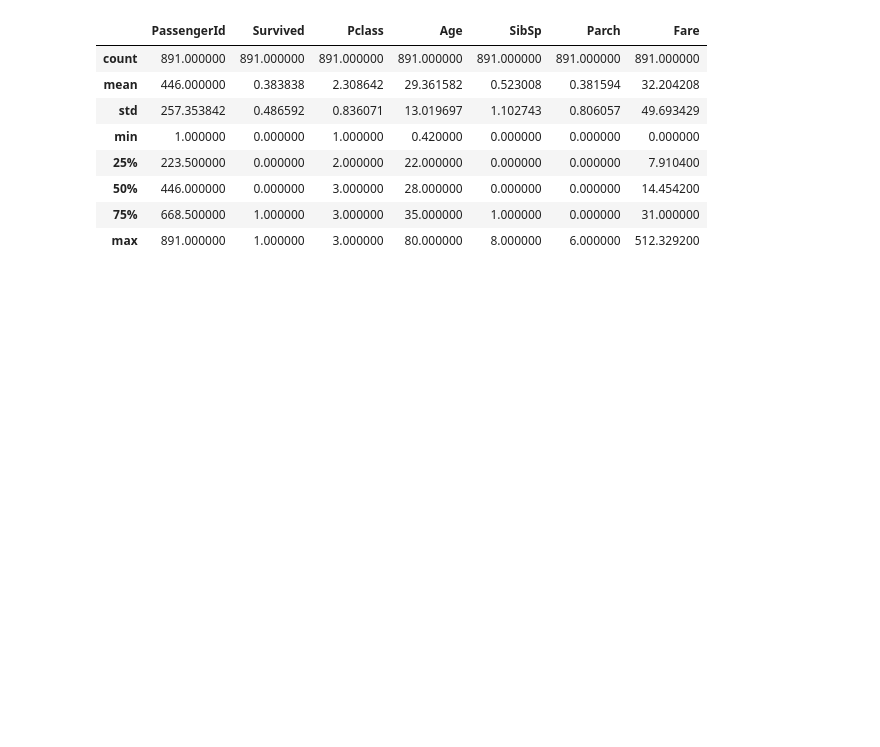
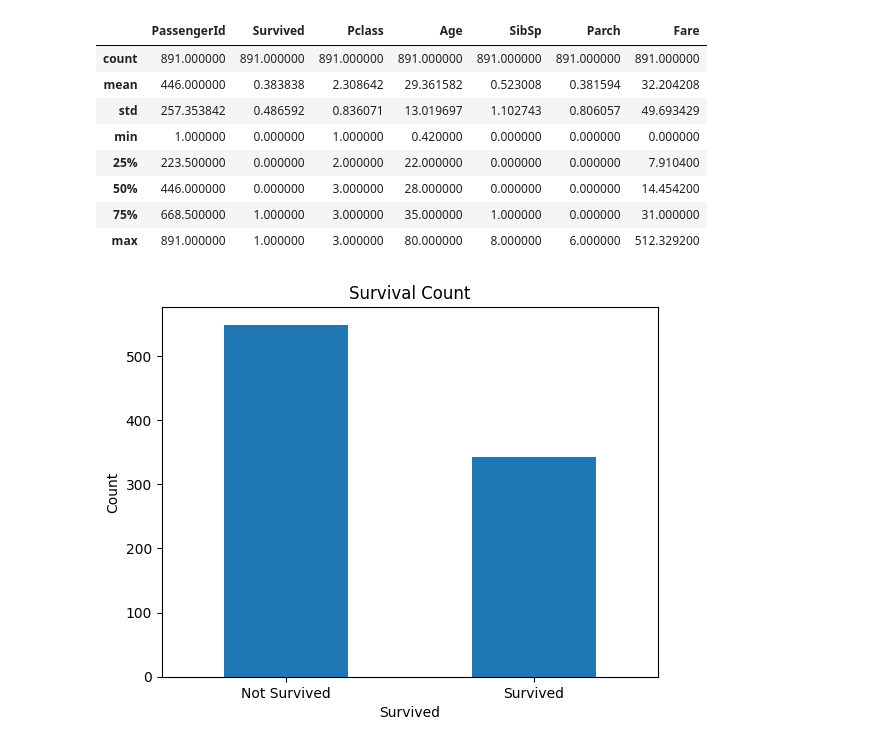
Before and after one commit to aman2909-creator/titanic-eda, a Jupyter notebook: titanic-eda.ipynb, the cells around one changed output. Drawn from its saved outputs; the diff is of its cells as text; code cells hidden in the pictures; blank space fills up the shorter version.

Commit message:
Titanic Survival Analysis

```diff
--- a/titanic-eda.ipynb
+++ b/titanic-eda.ipynb
@@ -113,3 +113,11 @@ df.describe()
 | 50% | 446.000000 | 0.000000 | 3.000000 | 28.000000 | 0.000000 | 0.000000 | 14.454200 |
 | 75% | 668.500000 | 1.000000 | 3.000000 | 35.000000 | 1.000000 | 0.000000 | 31.000000 |
 | max | 891.000000 | 1.000000 | 3.000000 | 80.000000 | 8.000000 | 6.000000 | 512.329200 |
+# %%
+df['Survived'].value_counts().plot(kind='bar')
+plt.title('Survival Count')
+plt.xticks([0,1],['Not Survived','Survived'],rotation = 0)
+plt.ylabel('Count')
+plt.show()
+# %% [output]
+[figure, added]
```
Also changed, not shown: parts of 5 cells of this notebook.
